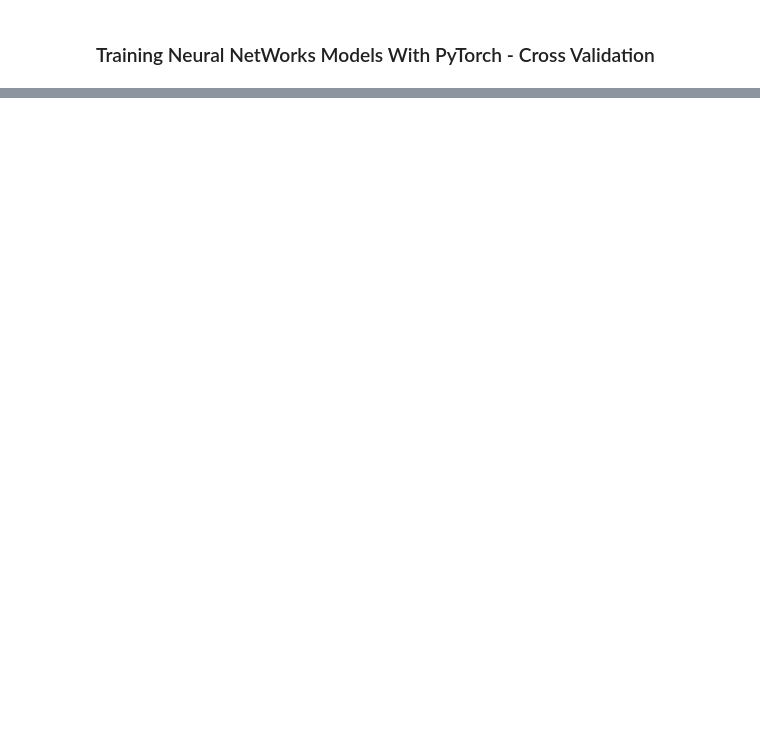
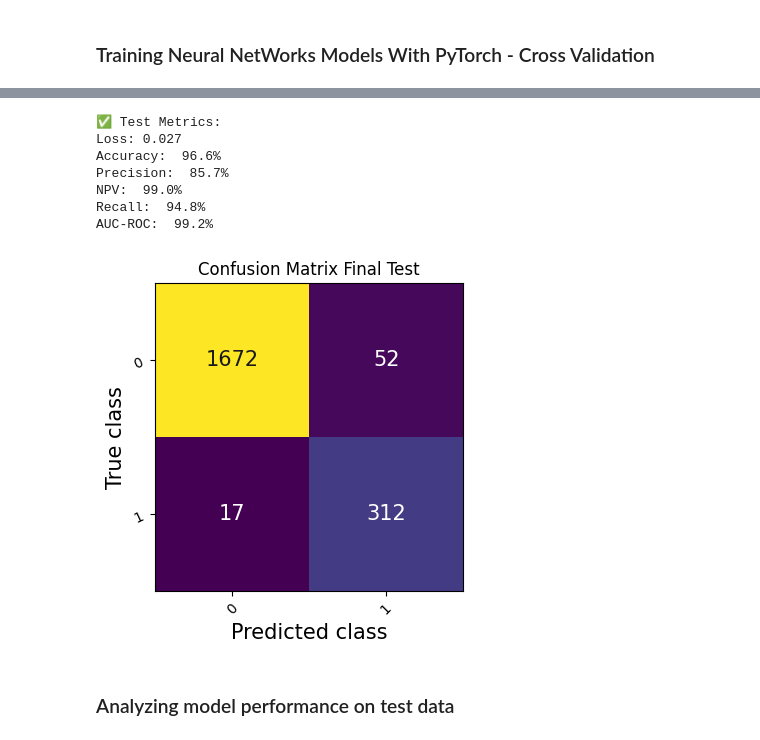
Before and after one commit to OtnielGomes/1_Portfolio-Credit-Card_Churn_Analysis_with_Pytorch, a Jupyter notebook: notebooks/1_Modeling.ipynb, the cells around one changed output, grey strips where cells are left out. Drawn from its saved outputs; the diff is of its cells as text; code cells hidden in the pictures; blank space fills up the shorter version.

```diff
--- a/notebooks/1_Modeling.ipynb
+++ b/notebooks/1_Modeling.ipynb
@@ -312,0 +1129,4 @@ pd.DataFrame(preprocessed_train, columns = nn_proprocessor.get_feature_names_out
+# %%
+# Loading Net
+net = PyTorch.Net(l1 = 160, l2 = 224, l3 = 192, prior_minoritary_class = 0.15931258708778448)
+net.load_state_dict(torch.load('../artifacts/final_model.pt'))
@@ -312,0 +1145,11 @@ pd.DataFrame(preprocessed_train, columns = nn_proprocessor.get_feature_names_out
+# %%
+# Preprocessing Test data -  Only transfom not fit_transform
+preprocessed_test = nn_proprocessor.transform(test)
+# %%
+# Datset Pytoch
+testset = PyTorch.Dataset(
+    dataset = preprocessed_test,
+    cat_idx = [0, 5],
+    num_idx = [5, 18],
+    label_idx = [18, 19],
+)
@@ -312,0 +1168,15 @@ pd.DataFrame(preprocessed_train, columns = nn_proprocessor.get_feature_names_out
+# %%
+# Test Net
+preds, labels = PyTorch.PyTorchFlow(testset = testset).FinalTest(net = net)
+# %% [output]
+✅ Test Metrics:
+Loss: 0.027
+Accuracy:  96.6%
+Precision:  85.7%
+NPV:  99.0%
+Recall:  94.8%
+AUC-ROC:  99.2%
+[figure, added]
+# %% [markdown]
+
+### Analyzing model performance on test data
```
Also changed, not shown: parts of 84 cells of this notebook, 18 other files.
